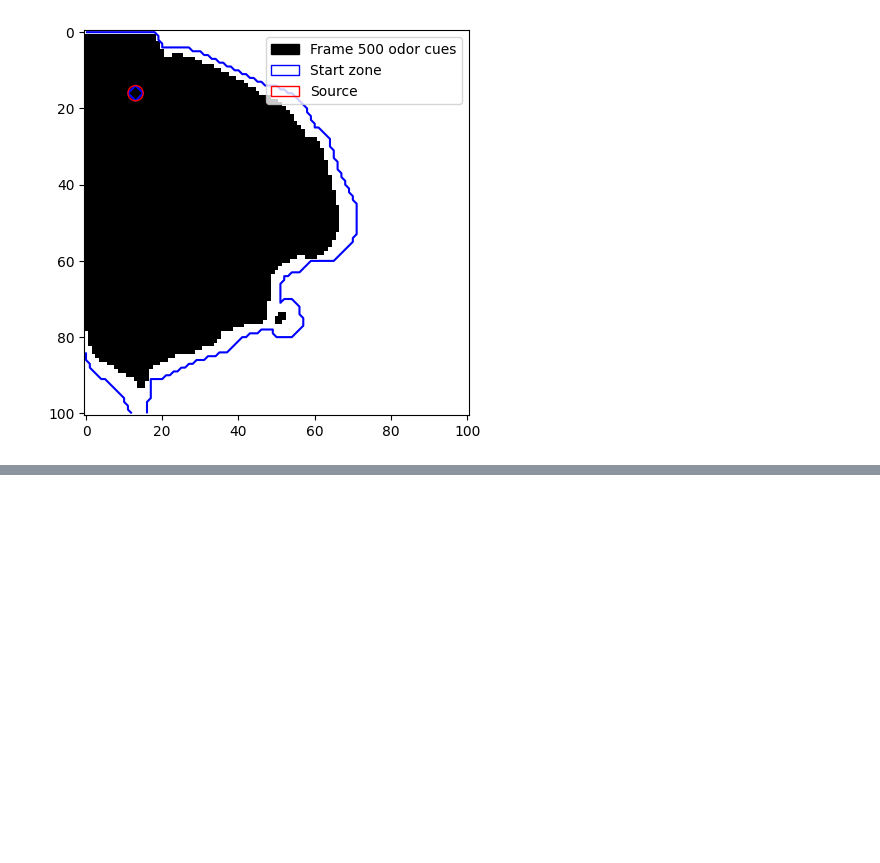
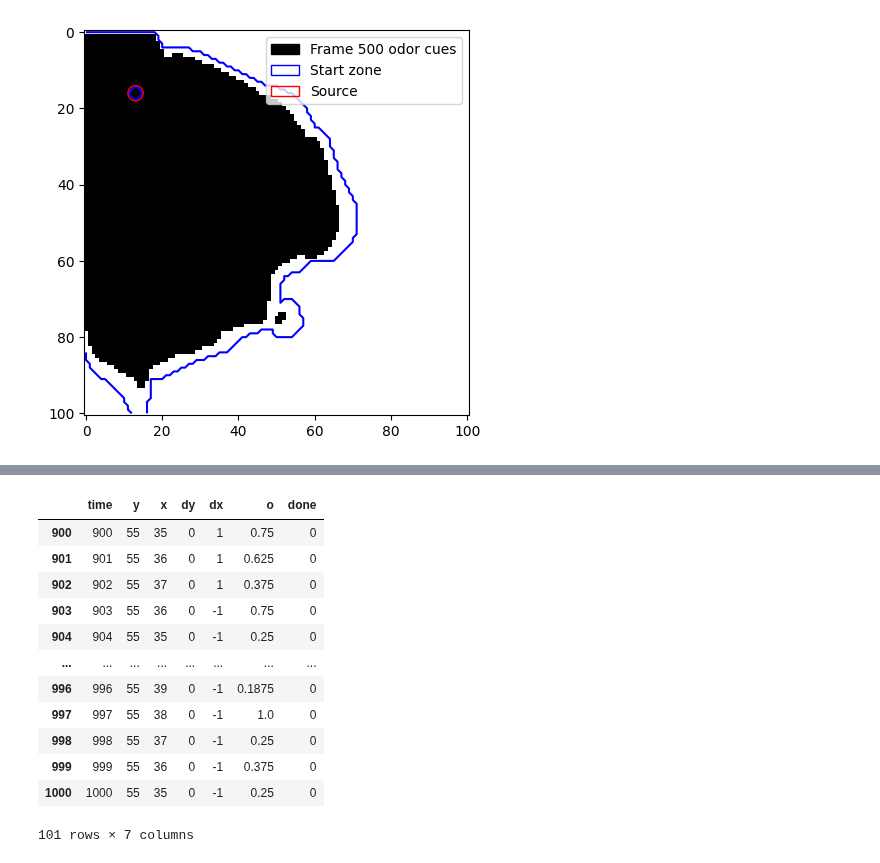
Before and after one commit to PimLb/olfactory-navigation, a Jupyter notebook: experiments/sea-robins/position_layer_model.ipynb, the cells around one changed output, grey strips where cells are left out. Cells and saved outputs as stored; diff of their text form; code cells hidden in the pictures; blank space fills up the shorter version.

```diff
--- a/experiments/sea-robins/position_layer_model.ipynb
+++ b/experiments/sea-robins/position_layer_model.ipynb
@@ -497,0 +497,16 @@ hist.plot(1900, ax= ax)
+# %%
+hist.simulation_dfs[13][900:]
+# %% [output]
+|  | time | y | x | dy | dx | o | done |
+| 900 | 900 | 55 | 35 | 0 | 1 | 0.75 | 0 |
+| 901 | 901 | 55 | 36 | 0 | 1 | 0.625 | 0 |
+| 902 | 902 | 55 | 37 | 0 | 1 | 0.375 | 0 |
+| 903 | 903 | 55 | 36 | 0 | -1 | 0.75 | 0 |
+| 904 | 904 | 55 | 35 | 0 | -1 | 0.25 | 0 |
+| ... | ... | ... | ... | ... | ... | ... | ... |
+| 996 | 996 | 55 | 39 | 0 | -1 | 0.1875 | 0 |
+| 997 | 997 | 55 | 38 | 0 | -1 | 1.0 | 0 |
+| 998 | 998 | 55 | 37 | 0 | -1 | 0.25 | 0 |
+| 999 | 999 | 55 | 36 | 0 | -1 | 0.375 | 0 |
+| 1000 | 1000 | 55 | 35 | 0 | -1 | 0.25 | 0 |
+101 rows × 7 columns
```
Also changed, not shown: parts of 12 cells of this notebook, 16 other files.
